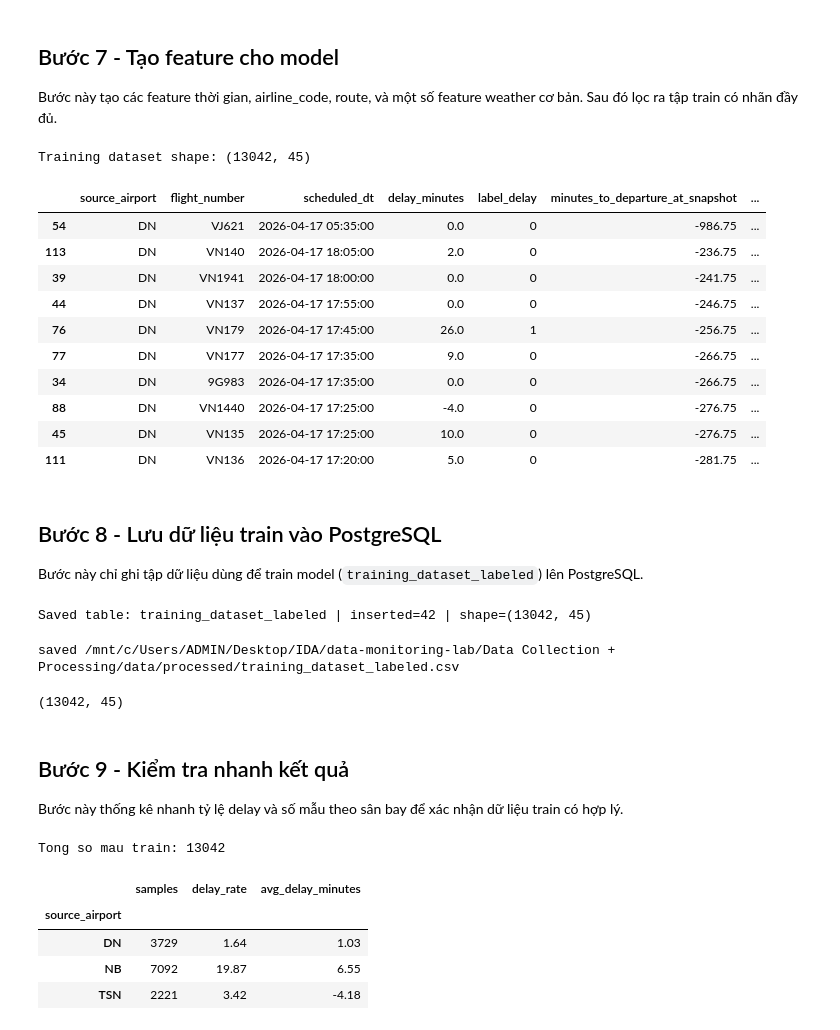
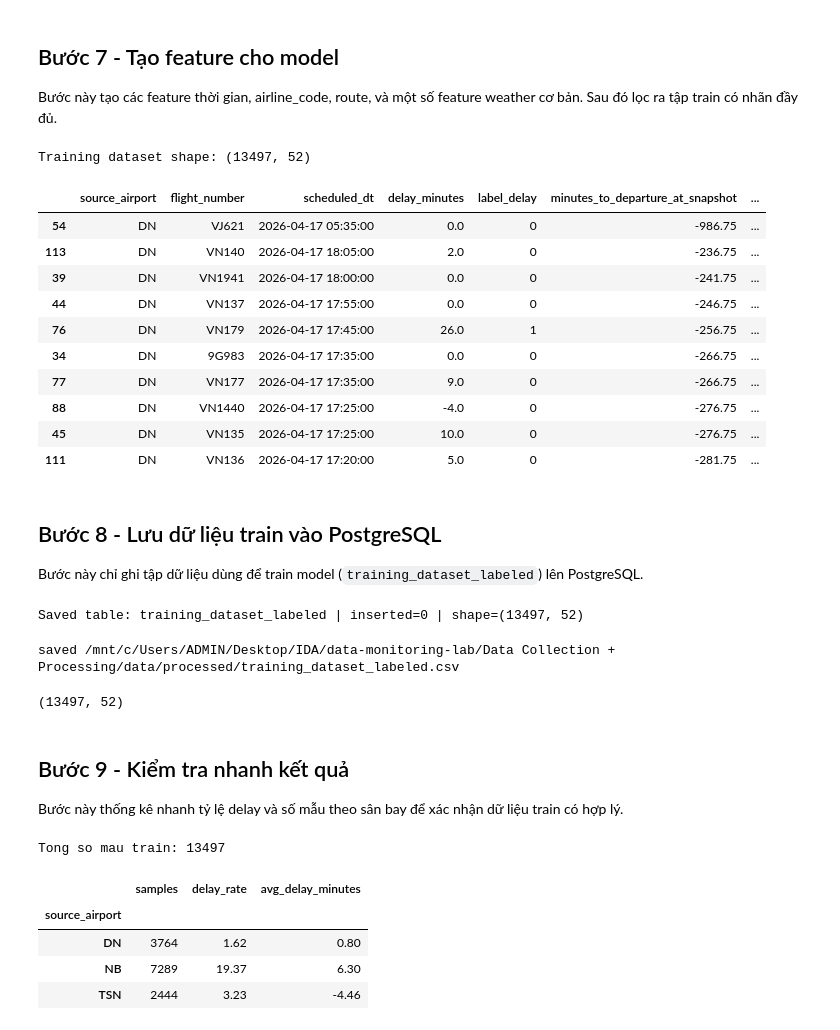
Before and after one commit to tdat1465/data-monitoring-lab, a Jupyter notebook: Data Collection + Processing/dataProcessing.ipynb, the cells around one changed output. Drawn from its saved outputs; the diff is of its cells as text; code cells hidden in the pictures.

Commit message:
feat: extract more weather features

```diff
--- a/Data Collection + Processing/dataProcessing.ipynb
+++ b/Data Collection + Processing/dataProcessing.ipynb
@@ -684,32 +684,26 @@ Bước này tạo các feature thời gian, airline_code, route, và một số
 # %%
 def add_features(df: pd.DataFrame) -> pd.DataFrame:
     out = df.copy()
-
 
     out["scheduled_hour"] = out["scheduled_dt"].dt.hour
     out["scheduled_dayofweek"] = out["scheduled_dt"].dt.dayofweek
     out["scheduled_month"] = out["scheduled_dt"].dt.month
 
-
     # Cyclical encoding (giống notebook training)
     out["sin_hour"] = np.sin(2 * np.pi * out["scheduled_hour"] / 24)
     out["cos_hour"] = np.cos(2 * np.pi * out["scheduled_hour"] / 24)
 
-
     out["airline_code"] = out["flight_number"].str.extract(r"^([A-Z0-9]{2})", expand=False)
     out["flight_num_only"] = pd.to_numeric(out["flight_number"].str.extract(r"(\d+)", expand=False), errors="coerce")
 
-
     out["minutes_to_departure_at_snapshot"] = (out["scheduled_dt"] - out["retrieved_at_vn"]).dt.total_seconds() / 60.0
     out["is_estimated_missing"] = out["estimated_dt"].isna().astype(int)
-
 
     # Defensive casts: một số cột weather có thể là object/str
     out["temperature_c"] = pd.to_numeric(out["temperature_c"], errors="coerce")
     out["dew_point_c"] = pd.to_numeric(out["dew_point_c"], errors="coerce")
     out["wind_speed_kt"] = pd.to_numeric(out["wind_speed_kt"], errors="coerce")
     out["visibility_miles"] = pd.to_numeric(out["visibility_miles"], errors="coerce")
-
 
     # Visibility binning (giống notebook training)
     out["visibility_bin"] = pd.cut(
@@ -718,18 +712,60 @@ def add_features(df: pd.DataFrame) -> pd.DataFrame:
         labels=["Bad", "Medium", "Good"],
     ).astype(str)
 
-
     out["temp_dew_spread"] = out["temperature_c"] - out["dew_point_c"]
     out["is_low_visibility"] = (out["visibility_miles"] <= 3).astype(float)
-    out["is_fog_risk"] = ((out["temp_dew_spread"] < 2) & (out["wind_speed_kt"] < 5)).astype(float)
+    out["is_high_wind"] = (out["wind_speed_kt"] >= 15).astype(float)
 
+    out["fog_risk"] = (
+        (out["temp_dew_spread"] <= 2.5) & (out["wind_speed_kt"] <= 5)
+    ).astype(float)
+    out["is_fog_risk"] = out["fog_risk"]
+
+    cloud_token = (
+        out["cloud_cover"]
+        .astype(str)
+        .str.upper()
+        .str.extract(r"(OVC|BKN|SCT|FEW|CLR|SKC|CAVOK)", expand=False)
+    )
+    cloud_map = {
+        "OVC": 4,
+        "BKN": 3,
+        "SCT": 2,
+        "FEW": 1,
+        "CLR": 0,
+        "SKC": 0,
+        "CAVOK": 0,
+    }
+    out["cloud_severity"] = cloud_token.map(cloud_map)
+
+    out["weather_severity_index"] = (
+        (out["visibility_miles"] <= 3).astype(int)
+        + (out["wind_speed_kt"] >= 15).astype(int)
+        + (out["cloud_severity"] >= 3).astype(int)
+    )
+
+    out["airport_hourly_congestion"] = (
+        out.groupby(
+            ["source_airport", out["scheduled_dt"].dt.date, "scheduled_hour"]
+        )["scheduled_dt"].transform("size")
+    )
+
+    out["is_rush_hour"] = (
+        out["scheduled_hour"].between(6, 9)
+        | out["scheduled_hour"].between(16, 19)
+    ).astype(int)
+
+    source_iata = out["source_airport"].map({"NB": "HAN", "DN": "DAD", "TSN": "SGN"})
+    dest_iata = out["route_airport_std"].str.extract(r"\(([A-Z]{3})\)", expand=False)
+    trunk_routes = {("HAN", "SGN"), ("SGN", "HAN"), ("DAD", "SGN"), ("SGN", "DAD")}
+    route_pairs = pd.Series(list(zip(source_iata, dest_iata)), index=out.index)
+    out["is_trunk_route"] = route_pairs.isin(trunk_routes).astype(int)
 
     return out
 
 
 def add_operational_features(df: pd.DataFrame) -> pd.DataFrame:
     out = df.copy()
-
 
     def _congestion(g: pd.DataFrame) -> pd.DataFrame:
         g = g.sort_values("scheduled_dt")
@@ -740,7 +776,6 @@ def add_operational_features(df: pd.DataFrame) -> pd.DataFrame:
             g["airport_congestion_2h"] = np.nan
         return g
 
-
     def _rolling_delay(g: pd.DataFrame) -> pd.DataFrame:
         g = g.sort_values("retrieved_at_vn")
         if g["retrieved_at_vn"].notna().any():
@@ -749,7 +784,6 @@ def add_operational_features(df: pd.DataFrame) -> pd.DataFrame:
         else:
             g["rolling_delay_rate_2h"] = np.nan
         return g
-
 
     out = out.groupby("source_airport", group_keys=False).apply(_congestion)
     out = out.groupby("source_airport", group_keys=False).apply(_rolling_delay)
@@ -761,7 +795,6 @@ def add_target_encodings(train_df: pd.DataFrame, apply_df: pd.DataFrame) -> pd.D
     global_rate = train_df["label_delay"].mean()
     route_rate = train_df.groupby("route_airport_std")["label_delay"].mean()
     airline_rate = train_df.groupby("airline_code")["label_delay"].mean()
-
 
     out["route_delay_rate"] = out["route_airport_std"].map(route_rate).fillna(global_rate)
     out["airline_historical_delay_rate"] = out["airline_code"].map(airline_rate).fillna(global_rate)
@@ -774,36 +807,36 @@ training_features = add_features(train_with_weather)
 
 current_features = add_operational_features(current_features)
 training_features = add_operational_features(training_features)
 
 
 train_base = training_features[training_features["label_delay"].isin([0, 1])].copy()
 current_features = add_target_encodings(train_base, current_features)
 training_features = add_target_encodings(train_base, training_features)
 
 
 # Keep only labeled rows for training
 training_dataset = training_features[training_features["label_delay"].isin([0, 1])].copy()
 training_dataset["label_delay"] = training_dataset["label_delay"].astype(int)
 
 
 # # Fix data leakage (giống notebook training): chỉ dùng snapshot trước giờ bay
 # n_before = len(training_dataset)
 # training_dataset = training_dataset[training_dataset["minutes_to_departure_at_snapshot"] >= 0].copy()
 # print("Dropped leakage rows (minutes_to_departure_at_snapshot < 0):", n_before - len(training_dataset))
 
 
 print("Training dataset shape:", training_dataset.shape)
 training_dataset[["source_airport", "flight_number", "scheduled_dt", "delay_minutes", "label_delay", "minutes_to_departure_at_snapshot", "visibility_miles", "visibility_bin"]].head(10)
 # %% [output]
-Training dataset shape: (13042, 45)
+Training dataset shape: (13497, 52)
 |  | source_airport | flight_number | scheduled_dt | delay_minutes | label_delay | minutes_to_departure_at_snapshot | ... |
 | 54 | DN | VJ621 | 2026-04-17 05:35:00 | 0.0 | 0 | -986.75 | ... |
 | 113 | DN | VN140 | 2026-04-17 18:05:00 | 2.0 | 0 | -236.75 | ... |
 | 39 | DN | VN1941 | 2026-04-17 18:00:00 | 0.0 | 0 | -241.75 | ... |
 | 44 | DN | VN137 | 2026-04-17 17:55:00 | 0.0 | 0 | -246.75 | ... |
 | 76 | DN | VN179 | 2026-04-17 17:45:00 | 26.0 | 1 | -256.75 | ... |
+| 34 | DN | 9G983 | 2026-04-17 17:35:00 | 0.0 | 0 | -266.75 | ... |
 | 77 | DN | VN177 | 2026-04-17 17:35:00 | 9.0 | 0 | -266.75 | ... |
-| 34 | DN | 9G983 | 2026-04-17 17:35:00 | 0.0 | 0 | -266.75 | ... |
 | 88 | DN | VN1440 | 2026-04-17 17:25:00 | -4.0 | 0 | -276.75 | ... |
 | 45 | DN | VN135 | 2026-04-17 17:25:00 | 10.0 | 0 | -276.75 | ... |
 | 111 | DN | VN136 | 2026-04-17 17:20:00 | 5.0 | 0 | -281.75 | ... |
@@ -876,7 +909,7 @@ for table_name, (df_out, unique_cols) in outputs.items():
     inserted = save_dataframe(df_out, table_name=table_name, unique_cols=unique_cols)
     print(f"Saved table: {table_name} | inserted={inserted} | shape={df_out.shape}")
 # %% [output]
-Saved table: training_dataset_labeled | inserted=42 | shape=(13042, 45)
+Saved table: training_dataset_labeled | inserted=0 | shape=(13497, 52)
 # %%
 out_df = processed_dir / "training_dataset_labeled.csv"
 training_dataset_to_save.to_csv(out_df)
@@ -884,7 +917,7 @@ print(f"saved {out_df}")
 training_dataset_to_save.shape
 # %% [output]
 saved /mnt/c/Users/ADMIN/Desktop/IDA/data-monitoring-lab/Data Collection + Processing/data/processed/training_dataset_labeled.csv
-(13042, 45)
+(13497, 52)
 # %% [markdown]
 ## Bước 9 - Kiểm tra nhanh kết quả
 Bước này thống kê nhanh tỷ lệ delay và số mẫu theo sân bay để xác nhận dữ liệu train có hợp lý.
@@ -901,12 +934,12 @@ summary_by_airport["avg_delay_minutes"] = summary_by_airport["avg_delay_minutes"
 print("Tong so mau train:", len(training_dataset))
 summary_by_airport
 # %% [output]
-Tong so mau train: 13042
+Tong so mau train: 13497
 |  | samples | delay_rate | avg_delay_minutes |
 | source_airport |  |  |  |
-| DN | 3729 | 1.64 | 1.03 |
-| NB | 7092 | 19.87 | 6.55 |
-| TSN | 2221 | 3.42 | -4.18 |
+| DN | 3764 | 1.62 | 0.80 |
+| NB | 7289 | 19.37 | 6.30 |
+| TSN | 2444 | 3.23 | -4.46 |
 # %%
 # --- QC report (missingness / weather match / lead-time sanity) ---
 try:
```
Also changed, not shown: parts of 5 cells of this notebook.
